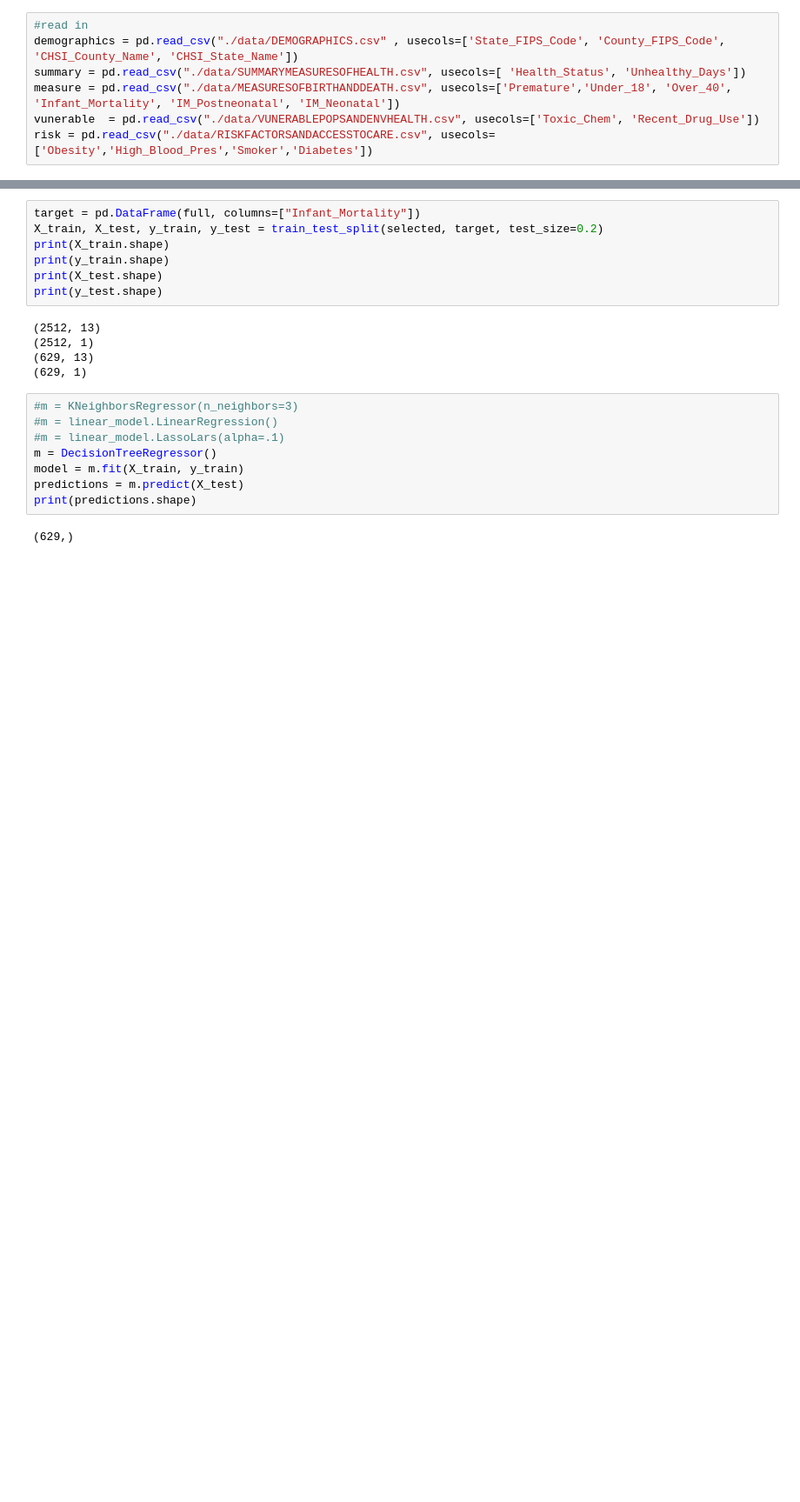
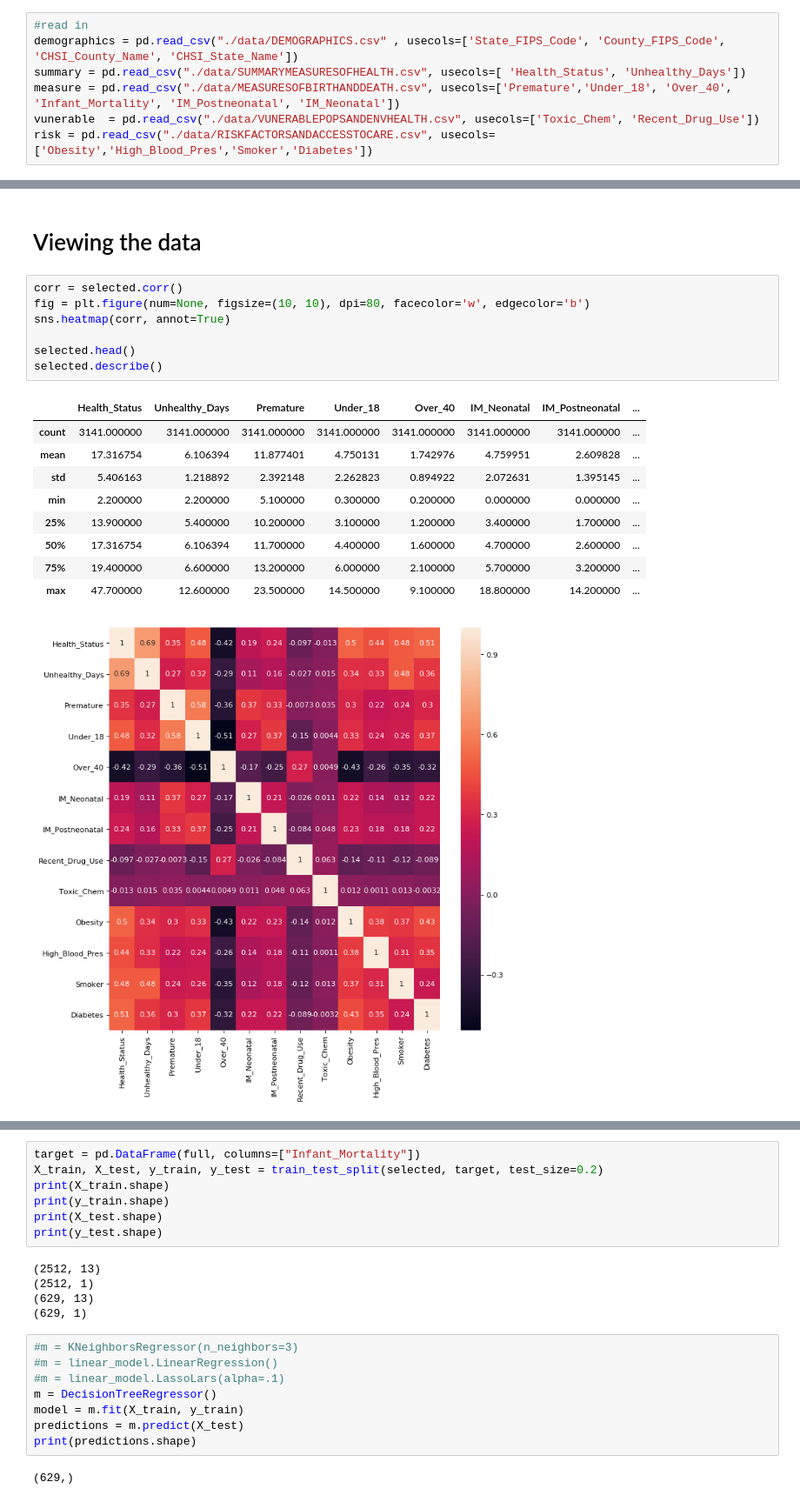
Before and after one commit to fpu-spring2019-ml-team2/MachineLearning, a Jupyter notebook: ML_Project.ipynb, the cells around one changed output, grey strips where cells are left out. Shown at 87% size. Cells and saved outputs as stored; diff of their text form; blank space fills up the shorter version.

```diff
--- a/ML_Project.ipynb
+++ b/ML_Project.ipynb
@@ -66,0 +70,20 @@ memory usage: 319.1 KB
+# %% [markdown]
+# Viewing the data
+# %%
+corr = selected.corr()
+fig = plt.figure(num=None, figsize=(10, 10), dpi=80, facecolor='w', edgecolor='b')
+sns.heatmap(corr, annot=True)
+
+selected.head()
+selected.describe()
+# %% [output]
+|  | Health_Status | Unhealthy_Days | Premature | Under_18 | Over_40 | IM_Neonatal | IM_Postneonatal | ... |
+| count | 3141.000000 | 3141.000000 | 3141.000000 | 3141.000000 | 3141.000000 | 3141.000000 | 3141.000000 | ... |
+| mean | 17.316754 | 6.106394 | 11.877401 | 4.750131 | 1.742976 | 4.759951 | 2.609828 | ... |
+| std | 5.406163 | 1.218892 | 2.392148 | 2.262823 | 0.894922 | 2.072631 | 1.395145 | ... |
+| min | 2.200000 | 2.200000 | 5.100000 | 0.300000 | 0.200000 | 0.000000 | 0.000000 | ... |
+| 25% | 13.900000 | 5.400000 | 10.200000 | 3.100000 | 1.200000 | 3.400000 | 1.700000 | ... |
+| 50% | 17.316754 | 6.106394 | 11.700000 | 4.400000 | 1.600000 | 4.700000 | 2.600000 | ... |
+| 75% | 19.400000 | 6.600000 | 13.200000 | 6.000000 | 2.100000 | 5.700000 | 3.200000 | ... |
+| max | 47.700000 | 12.600000 | 23.500000 | 14.500000 | 9.100000 | 18.800000 | 14.200000 | ... |
+[figure, added]
```
Also changed, not shown: parts of 15 cells of this notebook, 1 other file.
